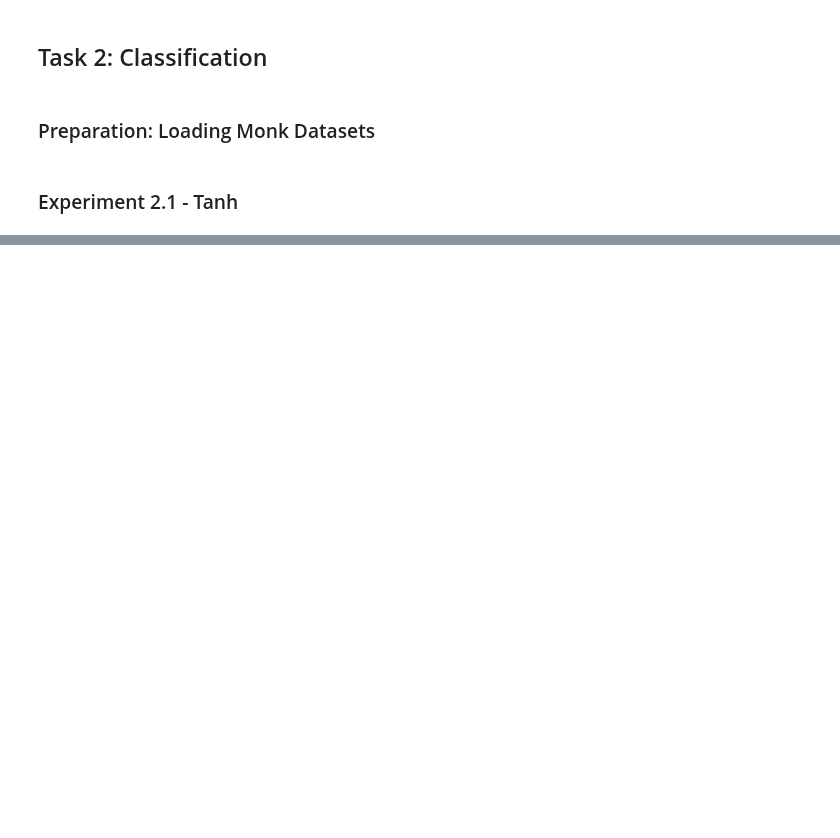
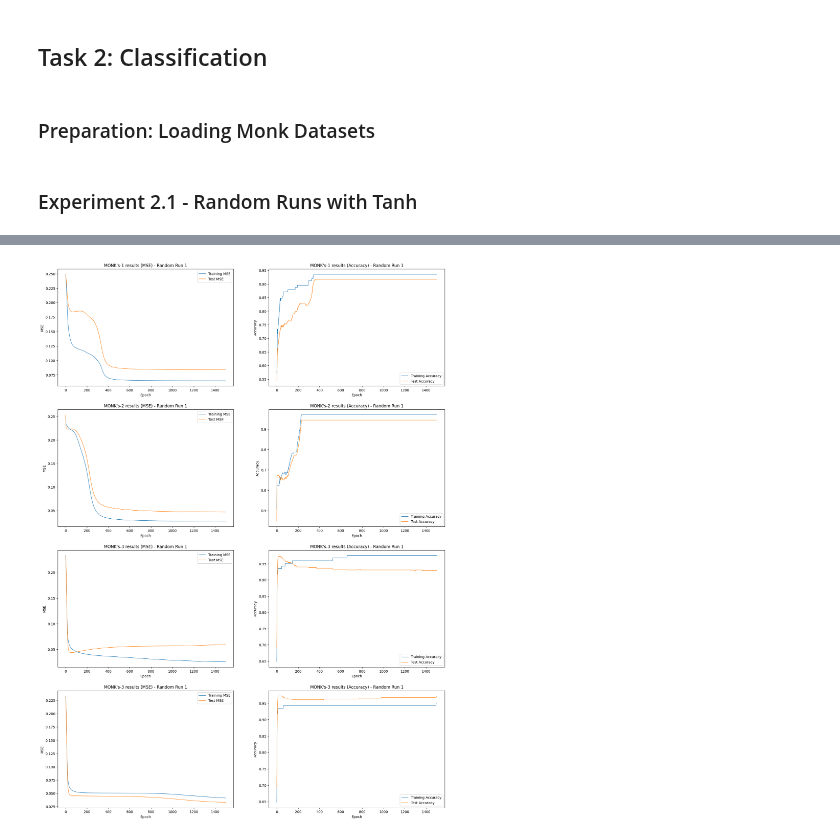
Before and after one commit to DreRnc/MLx2, a Jupyter notebook: Experiments.ipynb, the cells around one changed output, grey strips where cells are left out. Drawn from its saved outputs; the diff is of its cells as text; code cells hidden in the pictures; blank space fills up the shorter version.

Commit message:
Monk is ready for report except for getting 1 on average on test set.

```diff
--- a/Experiments.ipynb
+++ b/Experiments.ipynb
@@ -66,21 +83,27 @@ for i in range(1,4):
     TR_sets.append(load_monk(path + f'/data/monks-{i}.train', labels))
     TS_sets.append(load_monk(path + f'/data/monks-{i}.test', labels))
 # %% [markdown]
-### Experiment 2.1 - Tanh
+### Experiment 2.1 - Random Runs with Tanh
 # %%
+path = os.getcwd() + '/results/MonkResults.txt'
 curves = []
 params = {
     "n_epochs" : 1500,
     "error" : "mse",
     "verbose" : False,
-    "step" : 1,
+    "step" : 1.5,
     "momentum" : 0.5,
-    "weights_scale" : 0.01,
+    "weights_scale" : 0.1,
     "weights_initialization" : 'xavier',
     "early_stopping" : False,
     "eval_metric" : 'mse'
     }
 
+# Statistics of all random runs
+MSE_TR = np.zeros((10, 4))
+MSE_TS = np.zeros((10, 4))
+ACC_TR = np.zeros((10, 4))
+ACC_TS = np.zeros((10, 4))
 
 
 def name(i):
@@ -91,17 +114,21 @@ def name(i):
 
 # Record Statistics for 10 runs
 
-for k in range(0,10):
+for k in range(10):
+
+    seed = np.random.randint(10000)
+
+    print("**************************************")
+    print(f"Random Run {k + 1}\n")
 
     for i in range(0,4):
 
-        print("**************************************")
-        print(f"Monk Dataset {name(i)}, Random Run {k + 1}")
+        print(f"Monk Dataset {name(i)}")
         input_size = TR_sets[name(i)][0][0].shape[0]
         n_samples = TR_sets[name(i)][0].shape[0]
         params["batch_size"] = n_samples
 
-        mlp = MLP([4], input_size = input_size, output_size = 1, task = "classification", activation_function = 'tanh')
+        mlp = MLP([4], input_size = input_size, output_size = 1, task = "classification", activation_function = 'tanh', random_seed = seed)
 
         # Curves with MSE/Accuracy
         if i < 3:
@@ -117,17 +144,60 @@ for k in range(0,10):
         if k == 1:
             curves.append([[mlp.learning_curve, mlp.learning_accuracy_curve], [mlp.validation_curve, mlp.test_accuracy_curve]])
 
-        # print()
-        print(f"Accuracy on test set {i}, Random Run {k + 1}: {mlp.evaluate_model(TS_sets[name(i)][0], TS_sets[name(i)][1], metric = 'accuracy')}")
+        MSE_TR[k, i] = mlp.learning_curve[-1]
+        MSE_TS[k, i] = mlp.validation_curve[-1]
+        ACC_TR[k, i] = mlp.learning_accuracy_curve[-1]
+        ACC_TS[k, i] = mlp.test_accuracy_curve[-1]
+
+        print(f"Accuracy on test set {name(i)}, Random Run {k + 1}: {mlp.evaluate_model(TS_sets[name(i)][0], TS_sets[name(i)][1], metric = 'accuracy')}")
         print()
 
 
+with open(path, 'w') as result_file:
+
+    for l in range(10):
+        result_file.write("**************************************\n")
+        result_file.write(f"Random run {l + 1}" + '\n')
+
+        for j in range(4):
+            if j < 3:
+                result_file.write(f"Results on MONK's {j + 1}: \n")
+            else:
+                result_file.write(f"Results on MONK's {j} with regularization: \n")
+
+            result_file.write("MSE: \tTR: " + str(MSE_TR[k, j]) + "\tTS: " + str(MSE_TS[k, j]) + '\n')
+            result_file.write("ACC: \tTR: " + str(ACC_TR[k, j]) + "\tTS: " + str(ACC_TS[k, j]) + '\n')
+
+            result_file.write('\n')
+
+        result_file.write('\n')
+
+    result_file.write("**************************************\n")
+    result_file.write("************* STATISTICS *************\n")
+    result_file.write("**************************************\n\n")
+
+    # Mean and standard deviation over the random runs
+    MSE_STAT_TR = [np.mean(MSE_TR, axis = 0), np.std(MSE_TR, axis = 0)]
+    MSE_STAT_TS = [np.mean(MSE_TS, axis = 0), np.std(MSE_TS, axis = 0)]
+    ACC_STAT_TR = [np.mean(ACC_TR, axis = 0), np.std(ACC_TR, axis = 0)]
+    ACC_STAT_TS = [np.mean(ACC_TS, axis = 0), np.std(ACC_TS, axis = 0)]
 
 
+    for m in range(4):
+        if m < 3:
+            result_file.write(f"Results on MONK's {m + 1} over all random runs: \n")
+        else:
+            result_file.write(f"Results on MONK's {m} with regularization over all random runs: \n")
+
+        result_file.write("MSE on TR: " + str(MSE_STAT_TR[0][m]) + " +/- " + str(MSE_STAT_TR[1][m]) + '\n')
+        result_file.write("MSE on TS: " + str(MSE_STAT_TS[0][m]) + " +/- " + str(MSE_STAT_TS[1][m]) + '\n')
+        result_file.write("ACC on TR: " + str(ACC_STAT_TR[0][m]) + " +/- " + str(ACC_STAT_TR[1][m]) + '\n')
+        result_file.write("ACC on TS: " + str(ACC_STAT_TS[0][m]) + " +/- " + str(ACC_STAT_TS[1][m]) + '\n')
+        result_file.write('\n')
 
 
 # Plot the learning curves
-figure, axis = plt.subplots(4, 2, figsize = (20, 32))
+figure, axis = plt.subplots(4, 2, figsize = (20, 28))
 
 for j in range(0,4):
 
@@ -153,3 +223,4 @@ for j in range(0,4):
     axis[j, 1].legend()
 
 plt.show()
+# %% [output]
@@ -155,0 +244 @@ plt.show()
+[figure, added]
```
Also changed, not shown: parts of 5 cells of this notebook, 2 other files.
